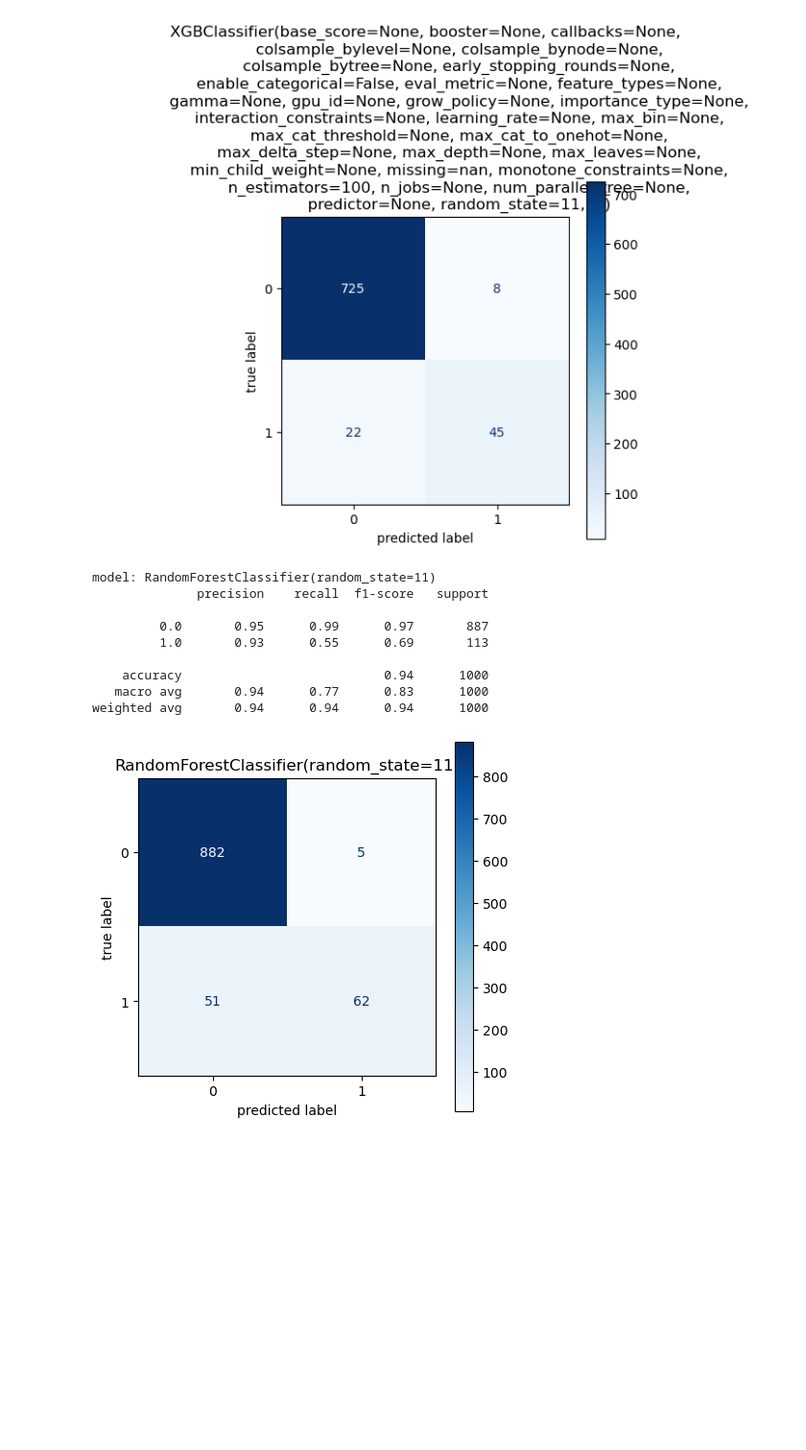
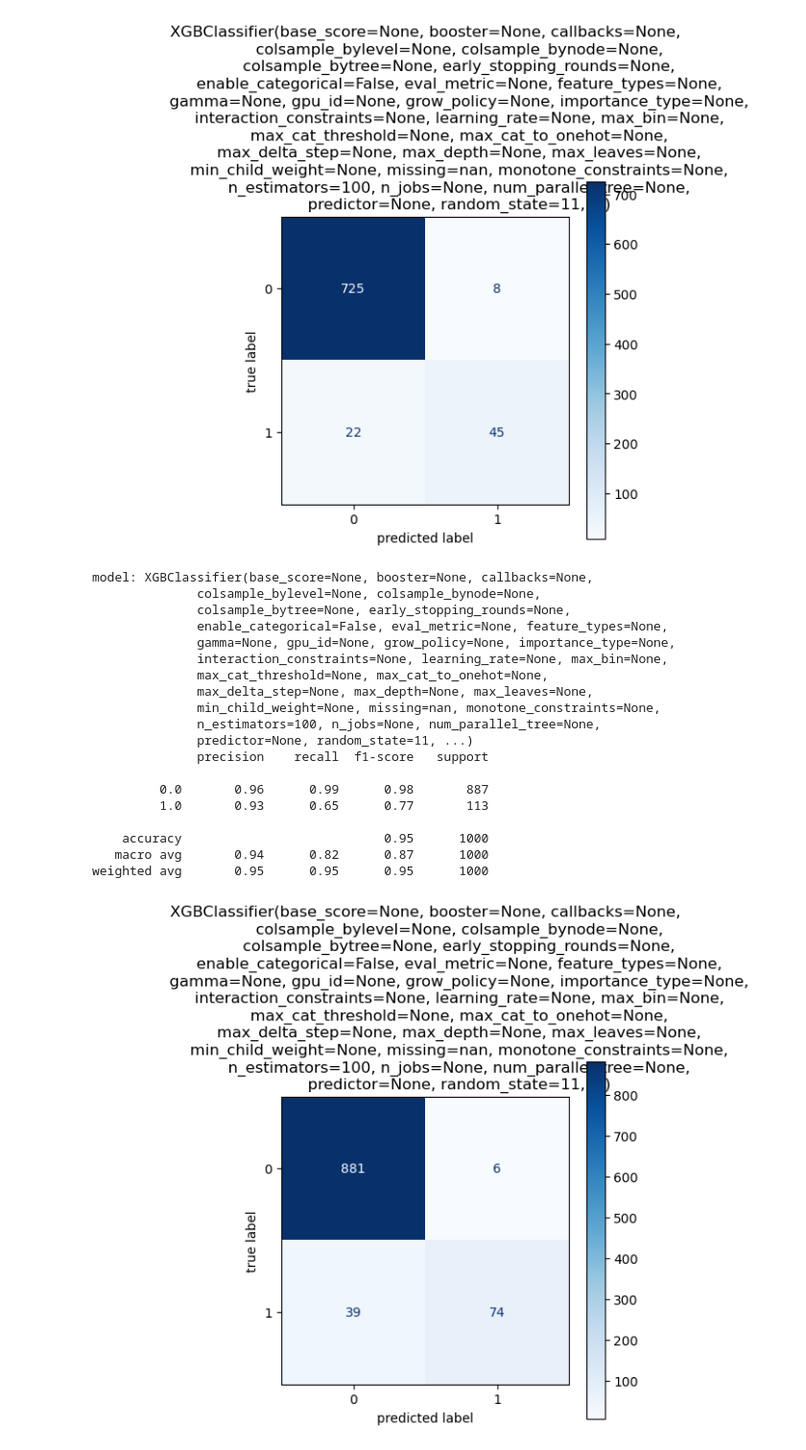
Before and after one commit to nayefahmad/ml-notes, a Jupyter notebook: 2023-08-23-reliability-pattern-classifier.ipynb, the cells around one changed output. Shown at 96% size. Saved outputs shown, nothing was run; the diff lists cells and outputs as text; code cells hidden in the pictures; blank space fills up the shorter version.

Commit message:
Kaggle Notebook | 2023-08-23_reliability-pattern-classifier | Version 4

```diff
--- a/2023-08-23-reliability-pattern-classifier.ipynb
+++ b/2023-08-23-reliability-pattern-classifier.ipynb
@@ -391,16 +391,26 @@ weighted avg       0.96      0.96      0.96       800
 [figure]
 [figure]
 # %%
-selected_model_num = 1
+selected_model_num = 2
 train_eval_pipeline(selected_model_num, X_train_and_valid, y_train_and_valid, X_test, y_test)
 # %% [output]
-model: RandomForestClassifier(random_state=11)
+model: XGBClassifier(base_score=None, booster=None, callbacks=None,
+              colsample_bylevel=None, colsample_bynode=None,
+              colsample_bytree=None, early_stopping_rounds=None,
+              enable_categorical=False, eval_metric=None, feature_types=None,
+              gamma=None, gpu_id=None, grow_policy=None, importance_type=None,
+              interaction_constraints=None, learning_rate=None, max_bin=None,
+              max_cat_threshold=None, max_cat_to_onehot=None,
+              max_delta_step=None, max_depth=None, max_leaves=None,
+              min_child_weight=None, missing=nan, monotone_constraints=None,
+              n_estimators=100, n_jobs=None, num_parallel_tree=None,
+              predictor=None, random_state=11, ...)
               precision    recall  f1-score   support
 
-         0.0       0.95      0.99      0.97       887
-         1.0       0.93      0.55      0.69       113
+         0.0       0.96      0.99      0.98       887
+         1.0       0.93      0.65      0.77       113
 
-    accuracy                           0.94      1000
-   macro avg       0.94      0.77      0.83      1000
-weighted avg       0.94      0.94      0.94      1000
+    accuracy                           0.95      1000
+   macro avg       0.94      0.82      0.87      1000
+weighted avg       0.95      0.95      0.95      1000
-[figure, old version]
+[figure, new version]
```
Also changed, not shown: parts of 1 cell of this notebook.
